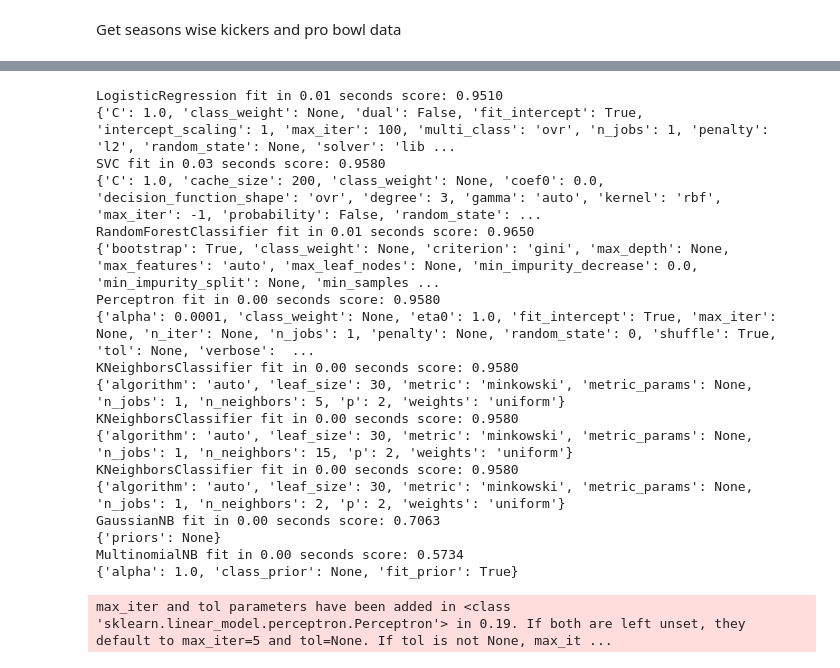
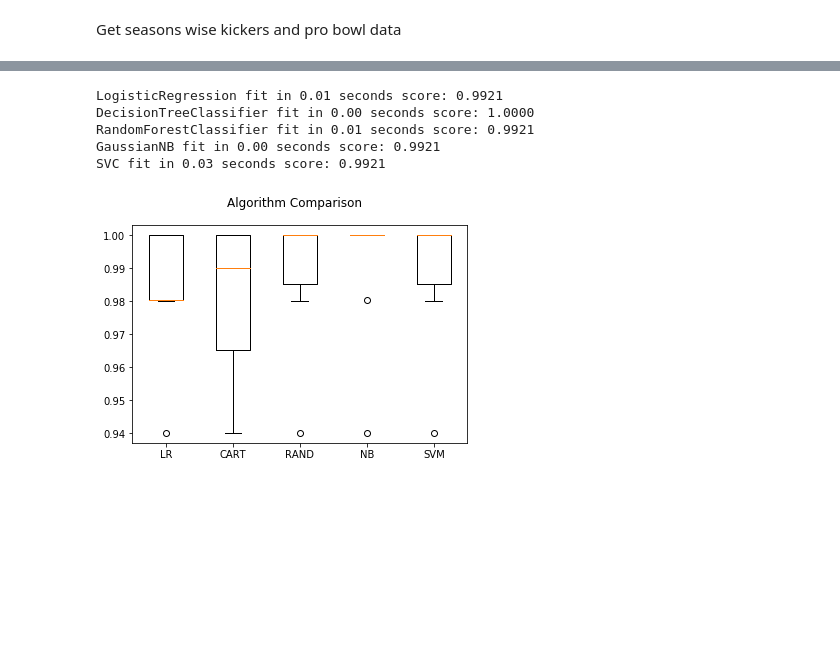
Before and after one commit to georgetown-analytics/Data-Blitz, a Jupyter notebook: src/Notebook/ProBowlKickerModel.ipynb, the cells around one changed output, grey strips where cells are left out. Drawn from its saved outputs; the diff is of its cells as text; code cells hidden in the pictures; blank space fills up the shorter version.

Commit message:
Updated Models and error checking

```diff
--- a/src/Notebook/ProBowlKickerModel.ipynb
+++ b/src/Notebook/ProBowlKickerModel.ipynb
@@ -166,0 +259,2 @@ DATA[['GID','SEASON','PLAY_COUNT','SUCCESS_PRCNTG','BLOCKED_PRCNTG','HIGH_PRESSU
+# %%
+DATA=pd.concat([DATA,pd.get_dummies(DATA["COND"])], axis=1)
@@ -166,0 +279,2 @@ DATA[['GID','SEASON','PLAY_COUNT','SUCCESS_PRCNTG','BLOCKED_PRCNTG','HIGH_PRESSU
+# %%
+DATA=pd.concat([DATA,pd.get_dummies(DATA["SURF"])], axis=1)
@@ -194,35 +346,33 @@ def fit_model(model, X_train=X_train, X_test=X_test, y_train=y_train, y_test=y_t
-# %%
-models = (
-    LogisticRegression(),
-    SVC(),
-    RandomForestClassifier(),
-    Perceptron(),
-    KNeighborsClassifier(),
-    KNeighborsClassifier(n_neighbors=15),
-    KNeighborsClassifier(n_neighbors=2),
-    GaussianNB(),
-    MultinomialNB(),
-)
-
-for model in models:
-    fit_model(model)
-# %% [output]
-LogisticRegression fit in 0.01 seconds score: 0.9510
-{'C': 1.0, 'class_weight': None, 'dual': False, 'fit_intercept': True, 'intercept_scaling': 1, 'max_iter': 100, 'multi_class': 'ovr', 'n_jobs': 1, 'penalty': 'l2', 'random_state': None, 'solver': 'lib ...
-SVC fit in 0.03 seconds score: 0.9580
-{'C': 1.0, 'cache_size': 200, 'class_weight': None, 'coef0': 0.0, 'decision_function_shape': 'ovr', 'degree': 3, 'gamma': 'auto', 'kernel': 'rbf', 'max_iter': -1, 'probability': False, 'random_state': ...
-RandomForestClassifier fit in 0.01 seconds score: 0.9650
-{'bootstrap': True, 'class_weight': None, 'criterion': 'gini', 'max_depth': None, 'max_features': 'auto', 'max_leaf_nodes': None, 'min_impurity_decrease': 0.0, 'min_impurity_split': None, 'min_samples ...
-Perceptron fit in 0.00 seconds score: 0.9580
-{'alpha': 0.0001, 'class_weight': None, 'eta0': 1.0, 'fit_intercept': True, 'max_iter': None, 'n_iter': None, 'n_jobs': 1, 'penalty': None, 'random_state': 0, 'shuffle': True, 'tol': None, 'verbose':  ...
-KNeighborsClassifier fit in 0.00 seconds score: 0.9580
-{'algorithm': 'auto', 'leaf_size': 30, 'metric': 'minkowski', 'metric_params': None, 'n_jobs': 1, 'n_neighbors': 5, 'p': 2, 'weights': 'uniform'}
-KNeighborsClassifier fit in 0.00 seconds score: 0.9580
-{'algorithm': 'auto', 'leaf_size': 30, 'metric': 'minkowski', 'metric_params': None, 'n_jobs': 1, 'n_neighbors': 15, 'p': 2, 'weights': 'uniform'}
-KNeighborsClassifier fit in 0.00 seconds score: 0.9580
-{'algorithm': 'auto', 'leaf_size': 30, 'metric': 'minkowski', 'metric_params': None, 'n_jobs': 1, 'n_neighbors': 2, 'p': 2, 'weights': 'uniform'}
-GaussianNB fit in 0.00 seconds score: 0.7063
-{'priors': None}
-MultinomialNB fit in 0.00 seconds score: 0.5734
-{'alpha': 1.0, 'class_prior': None, 'fit_prior': True}
-max_iter and tol parameters have been added in <class 'sklearn.linear_model.perceptron.Perceptron'> in 0.19. If both are left unset, they default to max_iter=5 and tol=None. If tol is not None, max_it ...
+# %%
+# prepare models
+from sklearn.discriminant_analysis import LinearDiscriminantAnalysis
+from sklearn.tree import DecisionTreeClassifier
+from sklearn import model_selection
+
+models = []
+models.append(('LR', LogisticRegression()))
+#models.append(('LDA', LinearDiscriminantAnalysis()))
+#models.append(('KNN', KNeighborsClassifier()))
+models.append(('CART', DecisionTreeClassifier()))
+models.append(('RAND', RandomForestClassifier()))
+models.append(('NB', GaussianNB()))
+models.append(('SVM', SVC()))
+
+
+for name,model in models:
+    fit_model(model)
+
+    # boxplot algorithm comparison
+fig = plt.figure()
+fig.suptitle('Algorithm Comparison')
+ax = fig.add_subplot(111)
+plt.boxplot(results)
+ax.set_xticklabels(names)
+plt.show()
+# %% [output]
+LogisticRegression fit in 0.01 seconds score: 0.9921
+DecisionTreeClassifier fit in 0.00 seconds score: 1.0000
+RandomForestClassifier fit in 0.01 seconds score: 0.9921
+GaussianNB fit in 0.00 seconds score: 0.9921
+SVC fit in 0.03 seconds score: 0.9921
+[figure, added]
```
Also changed, not shown: parts of 23 cells of this notebook.
